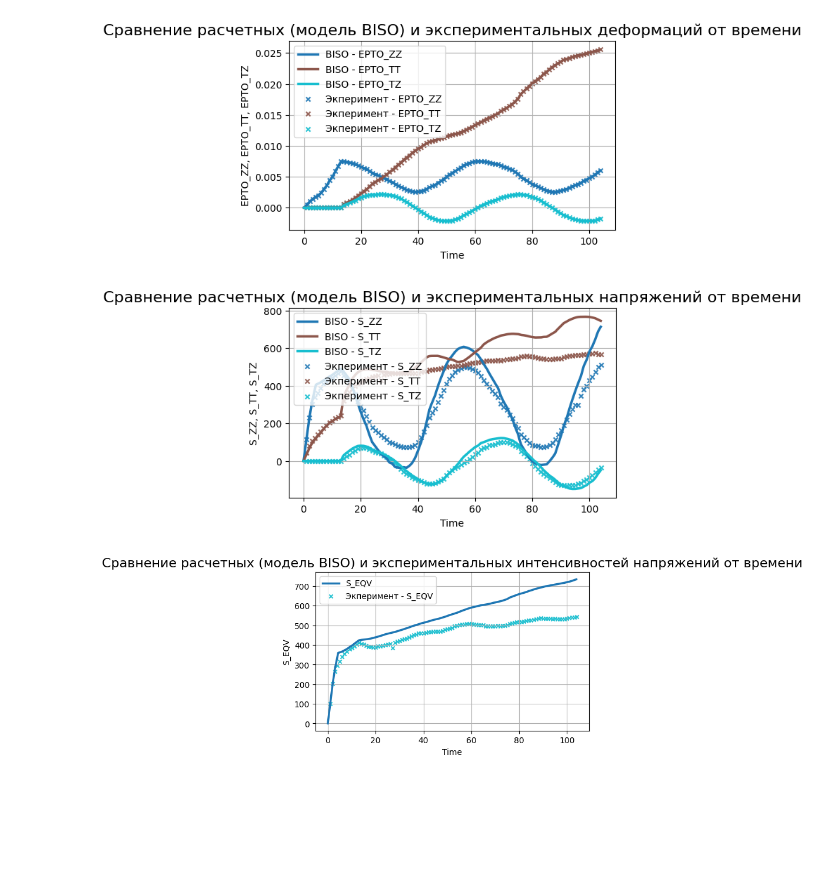
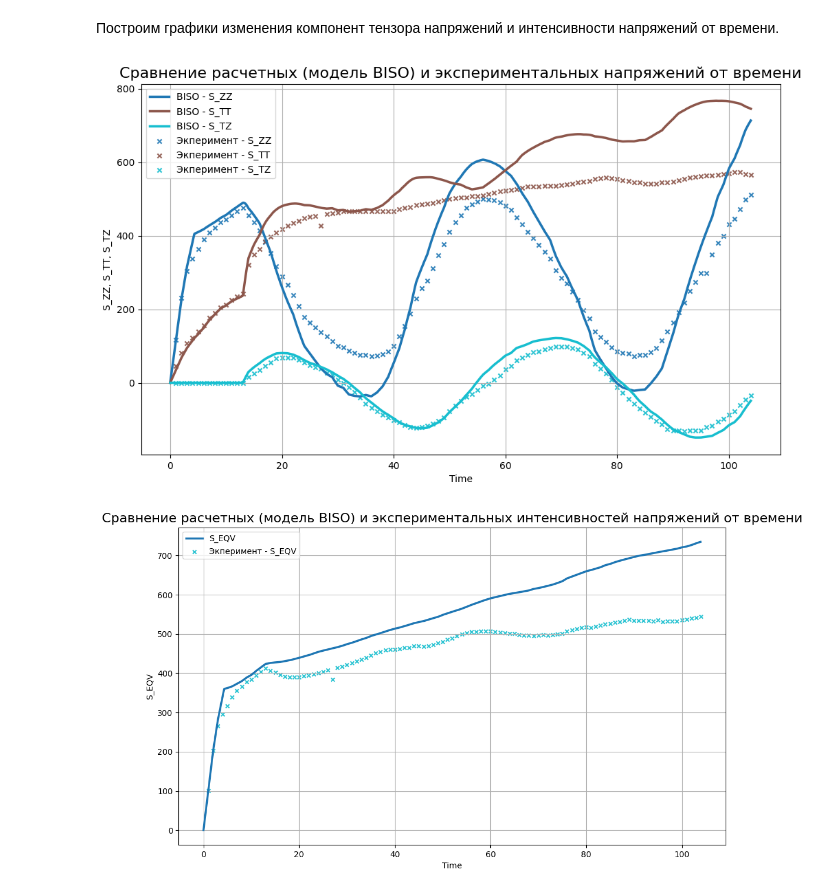
Before and after one commit to ArtemDos/complex_deformations, a Jupyter notebook: P29/experimental_vint/biso.ipynb, the cells around one changed output. Drawn from its saved outputs; the diff is of its cells as text; code cells hidden in the pictures; blank space fills up the shorter version.

Commit message:
add analyze for biso model in real exp

```diff
--- a/P29/experimental_vint/biso.ipynb
+++ b/P29/experimental_vint/biso.ipynb
@@ -15,5 +29,4 @@ real_experiment = calculate_von_mises_stress(
 # %%
 from core.reader import read_ansys_csv
 
-numerical_experiment_data_biso = r"biso.csv"
-numerical_experiment_biso = read_ansys_csv(numerical_experiment_data_biso)
+numerical_experiment_biso = read_ansys_csv("biso.csv")
@@ -20,34 +48,25 @@ numerical_experiment_biso = read_ansys_csv(numerical_experiment_data_biso)
+# %% [markdown]
+Построим графики изменения компонент тензора напряжений и интенсивности напряжений от времени.
 # %%
-from core.visualizer import plot_xy
-
-model_name = 'BISO'
 plot_xy([
         (model_name, numerical_experiment_biso)
     ],
-    'Time',
-    ['EPTO_ZZ', 'EPTO_TT', 'EPTO_TZ'],
-    f'Сравнение расчетных (модель {model_name}) и экспериментальных деформаций от времени',
-    ('Экперимент', real_experiment)
+    "Time",
+    ["S_ZZ", "S_TT", "S_TZ"],
+    f"Сравнение расчетных (модель {model_name}) и экспериментальных напряжений от времени",
+    ("Экперимент", real_experiment),
+    figsize=(12, 7)
 )
 
 plot_xy([
         (model_name, numerical_experiment_biso)
     ],
-    'Time',
-    ['S_ZZ', 'S_TT', 'S_TZ'],
-    f'Сравнение расчетных (модель {model_name}) и экспериментальных напряжений от времени',
-    ('Экперимент', real_experiment)
+    "Time",
+    ["S_EQV"],
+    f"Сравнение расчетных (модель {model_name}) и экспериментальных интенсивностей напряжений от времени",
+    ("Экперимент", real_experiment),
+    figsize=(12, 7)
 )
-
-plot_xy([
-        (model_name, numerical_experiment_biso)
-    ],
-    'Time',
-    ['S_EQV'],
-    f'Сравнение расчетных (модель {model_name}) и экспериментальных интенсивностей напряжений от времени',
-    ('Экперимент', real_experiment)
-)
 # %% [output]
-[figure, old version]
+[figure, new version]
-[figure, old version]
+[figure, new version]
-[figure, removed]
```
Also changed, not shown: parts of 15 cells of this notebook.
